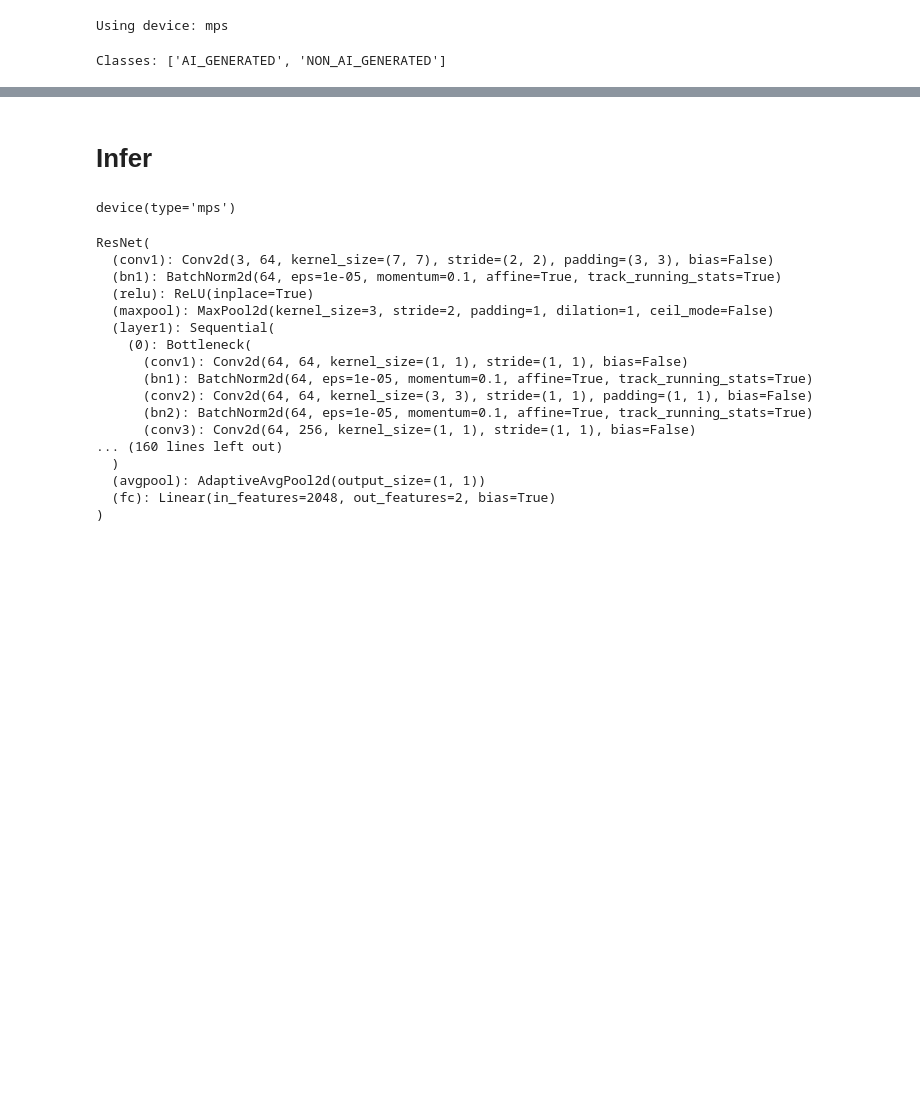
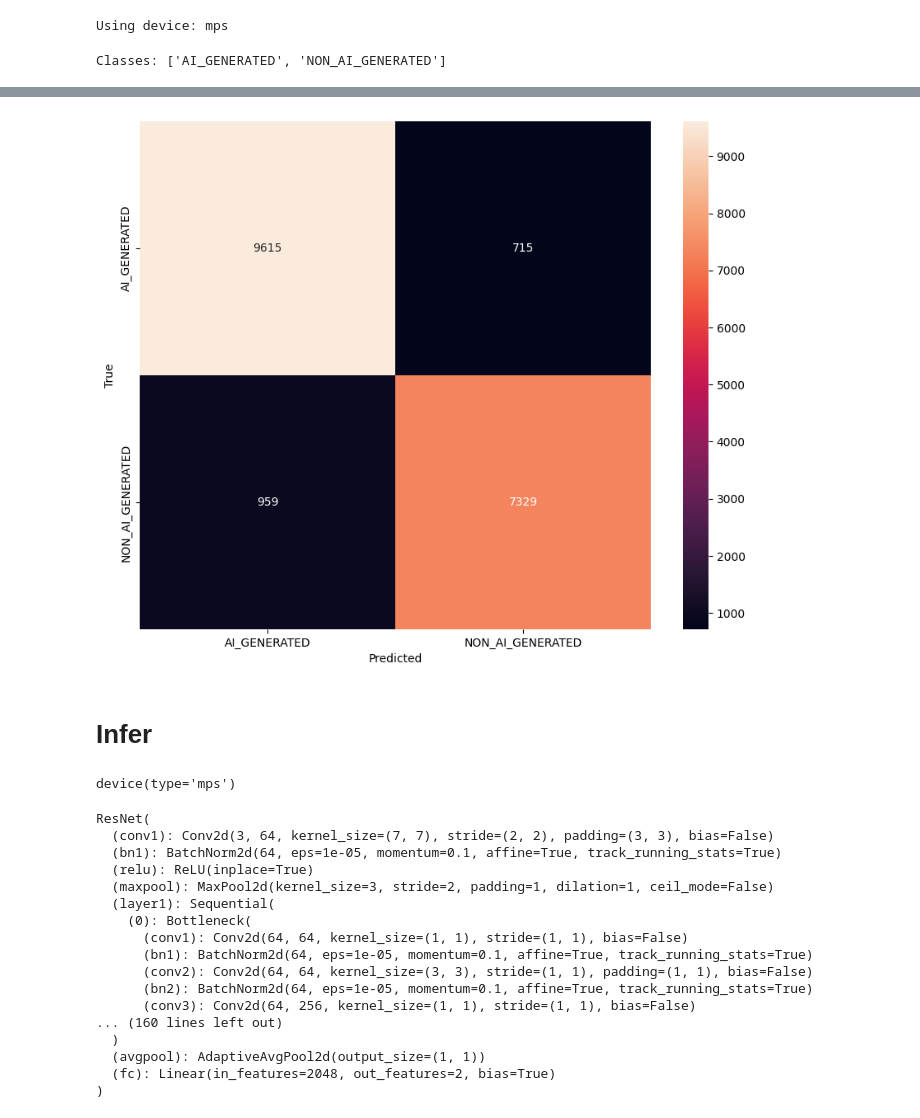
Before and after one commit to TheOctoMizer/AAI-501-Final-Project, a Jupyter notebook: Training/ResNet18.ipynb, the cells around one changed output, grey strips where cells are left out. Drawn from its saved outputs; the diff is of its cells as text; code cells hidden in the pictures; blank space fills up the shorter version.

Commit message:
Refactor training script for improved performance and readability

```diff
--- a/Training/ResNet18.ipynb
+++ b/Training/ResNet18.ipynb
@@ -14,6 +15,7 @@ data_transforms = {
     'train': transforms.Compose([
         transforms.Resize((224, 224)),  # ResNet input size
         transforms.RandomHorizontalFlip(),  # Data augmentation
+        transforms.RandomRotation(10),  # Data augmentation
         transforms.ToTensor(),
         transforms.Normalize([0.485, 0.456, 0.406],  # Imagenet mean
                              [0.229, 0.224, 0.225])  # Imagenet std
@@ -55,8 +57,11 @@ optimizer = optim.SGD(model.fc.parameters(), lr=0.001, momentum=0.9)
 num_epochs = 15
 
 for epoch in range(num_epochs):
+    model.to(device)
     model.train()
     running_loss = 0.0
+    all_preds = []
+    all_labels = []
 
     for inputs, labels in train_loader:
         inputs = inputs.to(device)
@@ -70,6 +75,20 @@ for epoch in range(num_epochs):
 
         running_loss += loss.item() * inputs.size(0)
 
+        # Store predictions and labels for metrics calculation
+        preds = outputs.argmax(dim=1)  # Assuming classification task
+        all_preds.extend(preds.cpu().numpy())
+        all_labels.extend(labels.cpu().numpy())
+
     epoch_loss = running_loss / len(train_dataset)
-    print(f'Epoch {epoch+1}/{num_epochs}, Loss: {epoch_loss:.4f}')
+
+    # Compute metrics
+    accuracy = accuracy_score(all_labels, all_preds)
+    precision = precision_score(all_labels, all_preds, average='weighted')
+    recall = recall_score(all_labels, all_preds, average='weighted')
+    f1 = f1_score(all_labels, all_preds, average='weighted')
+
+    print(f'Epoch {epoch+1}/{num_epochs}, Loss: {epoch_loss:.4f}, '
+          f'Accuracy: {accuracy:.4f}, Precision: {precision:.4f}, '
+          f'Recall: {recall:.4f}, F1 Score: {f1:.4f}')
 # %% [output]
@@ -91,2 +128,4 @@ Epoch 15/15, Loss: 0.2150
 # %%
 torch.save(model.state_dict(), 'resnet50_finetuned.pth')
+# %%
+class_names = train_dataset.classes
@@ -93,3 +155,19 @@ torch.save(model.state_dict(), 'resnet50_finetuned.pth')
+# %%
+from sklearn.metrics import confusion_matrix
+
+cm = confusion_matrix(all_labels, all_preds, labels=range(len(class_names)))
+
+import matplotlib.pyplot as plt
+import seaborn as sns
+
+plt.figure(figsize=(10, 8))
+sns.heatmap(cm, annot=True, fmt='d', xticklabels=class_names, yticklabels=class_names)
+plt.xlabel('Predicted')
+plt.ylabel('True')
+
+plt.show()
+# %% [output]
+[figure, added]
 # %% [markdown]
 # Infer
 # %%
```
Also changed, not shown: parts of 4 cells of this notebook, 1 other file.
